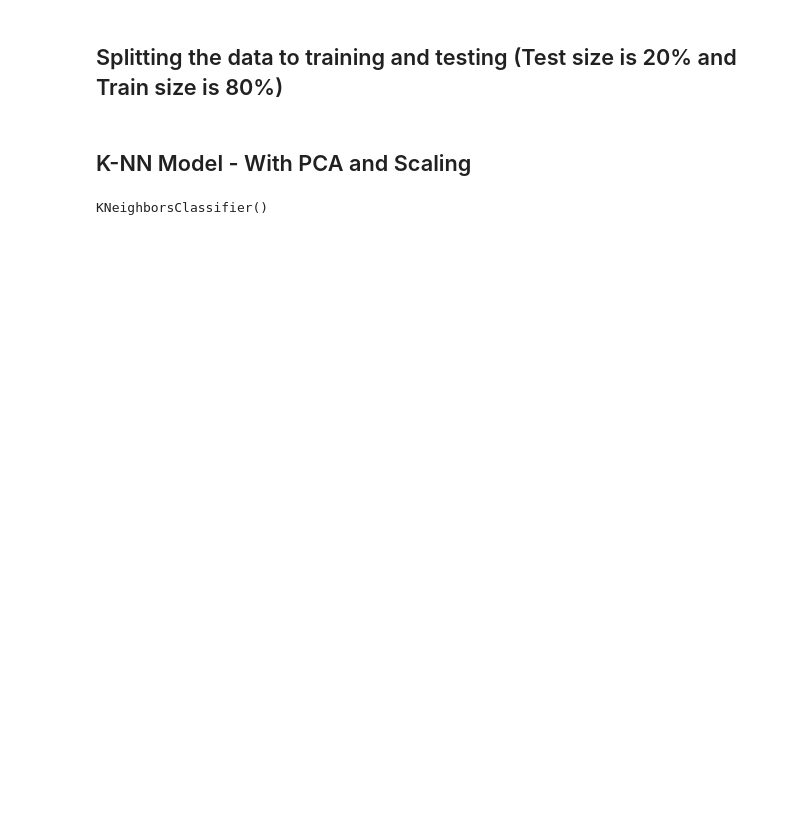
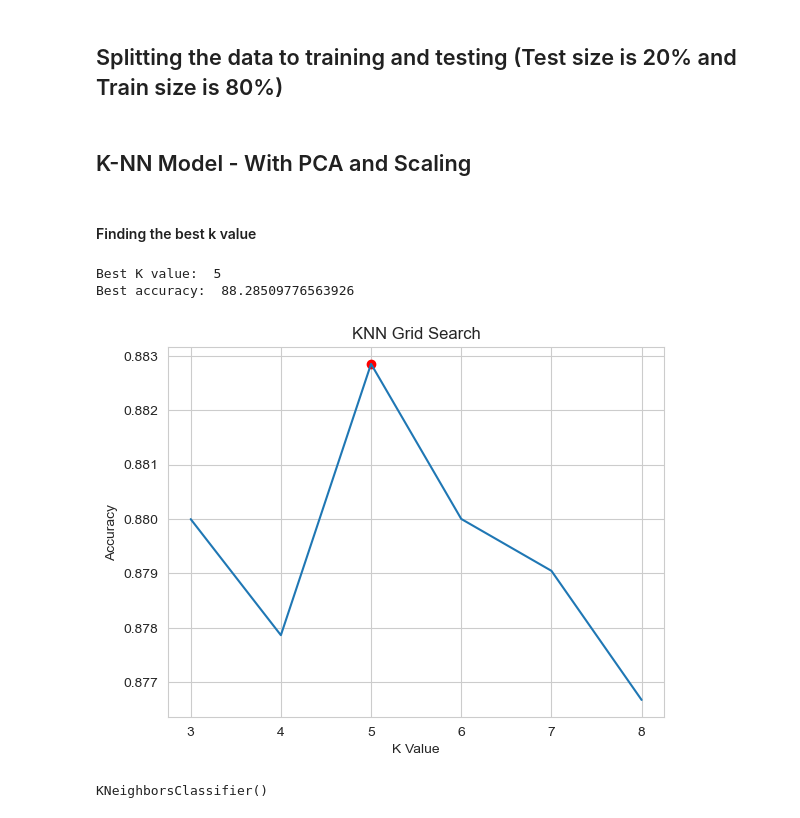
Before and after one commit to suviniV/20210569-machine-learning-cw, a Jupyter notebook: 20210569_2117540_KNN.ipynb, the cells around one changed output. Saved outputs shown, nothing was run; the diff lists cells and outputs as text; code cells hidden in the pictures; blank space fills up the shorter version.

```diff
--- a/20210569_2117540_KNN.ipynb
+++ b/20210569_2117540_KNN.ipynb
@@ -353,6 +358,37 @@ pca.explained_variance_ratio_.sum()
 X_train_pca, X_test_pca, y_train_pca, y_test_pca = train_test_split(X_pca, y, test_size=0.2, random_state=42)
 # %% [markdown]
 ## K-NN Model - With PCA and Scaling
+# %% [markdown]
+#### Finding the best k value
+# %%
+# Defining the parameter grid for k
+param_grid = {'n_neighbors': np.arange(3, 9)}
+# Creating a KNN classifier
+knn = KNeighborsClassifier()
+# Performing the grid search with 5 fold cross-validation
+grid_search = GridSearchCV(knn, param_grid, cv=5)
+# Fitting the grid search object to the data
+grid_search.fit(X_scaled, y)
+# Printing the best k value
+print("Best K value: ", grid_search.best_params_['n_neighbors'])
+# Printing the corresponding accuracy
+print("Best accuracy: ", format(grid_search.best_score_ * 100))
+# %% [output]
+Best K value:  5
+Best accuracy:  88.28509776563926
+# %%
+# Extract the test set accuracy for each k value
+scores = grid_search.cv_results_['mean_test_score']
+best_k = grid_search.best_params_['n_neighbors']
+# Plot the test set accuracy vs. k values
+plt.plot(param_grid['n_neighbors'], scores)
+plt.scatter(best_k, scores[best_k//2], color='red')
+plt.xlabel('K Value')
+plt.ylabel('Accuracy')
+plt.title('KNN Grid Search')
+plt.show()
+# %% [output]
+[figure, added]
 # %%
 # Fitting classifier to the Training set
 knn = KNeighborsClassifier(n_neighbors = 5)
```
Also changed, not shown: parts of 32 cells of this notebook, 1 other file.
